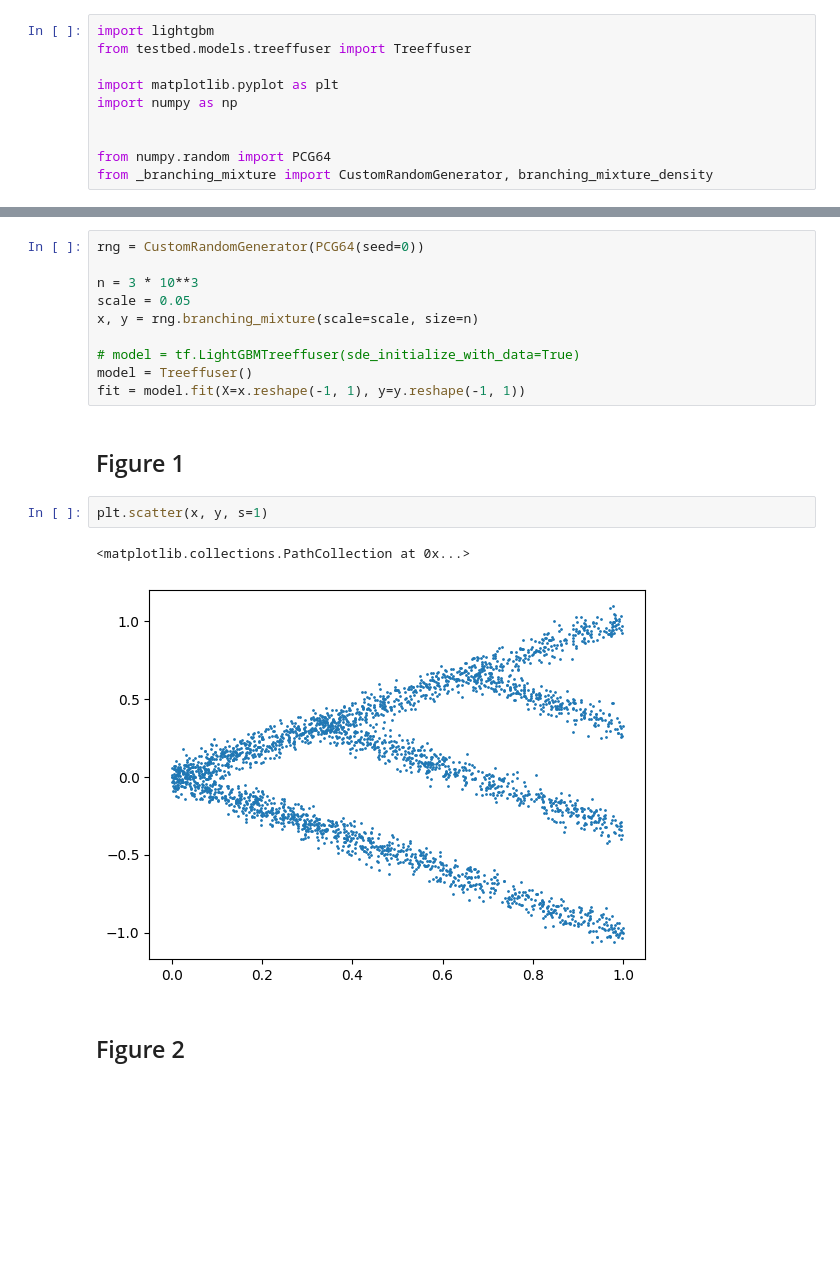
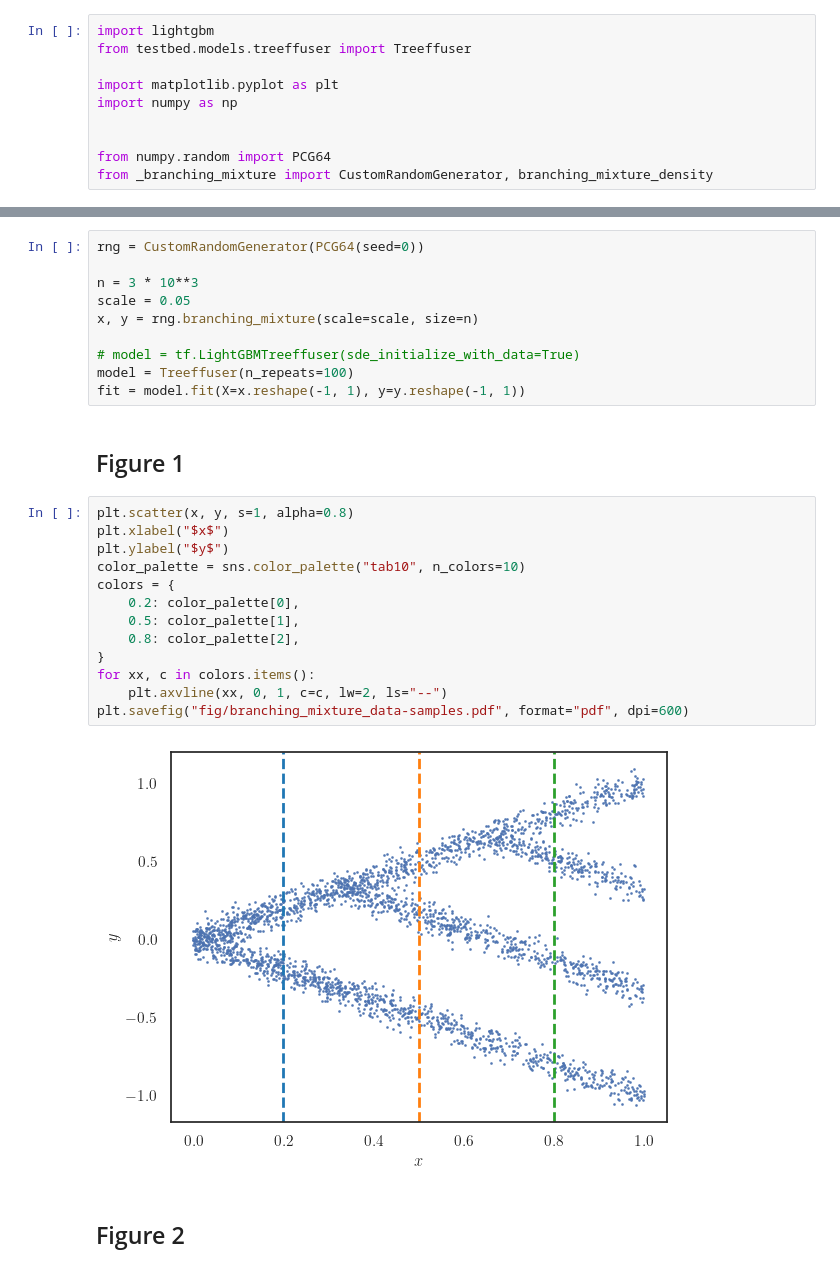
Before and after one commit to blei-lab/treeffuser, a Jupyter notebook: testbed/notebooks/paper_notebooks/multimodality/main_branching_mixture.ipynb, the cells around one changed output, grey strips where cells are left out. Saved outputs shown, nothing was run; the diff lists cells and outputs as text; blank space fills up the shorter version.

```diff
--- a/testbed/notebooks/paper_notebooks/multimodality/main_branching_mixture.ipynb
+++ b/testbed/notebooks/paper_notebooks/multimodality/main_branching_mixture.ipynb
@@ -16,15 +31,25 @@ scale = 0.05
 x, y = rng.branching_mixture(scale=scale, size=n)
 
 # model = tf.LightGBMTreeffuser(sde_initialize_with_data=True)
-model = Treeffuser()
+model = Treeffuser(n_repeats=100)
 fit = model.fit(X=x.reshape(-1, 1), y=y.reshape(-1, 1))
 # %% [markdown]
 ## Figure 1
-# %%
-plt.scatter(x, y, s=1)
-# %% [output]
-<matplotlib.collections.PathCollection at 0x...>
-[figure, removed]
+# %%
+plt.scatter(x, y, s=1, alpha=0.8)
+plt.xlabel("$x$")
+plt.ylabel("$y$")
+color_palette = sns.color_palette("tab10", n_colors=10)
+colors = {
+    0.2: color_palette[0],
+    0.5: color_palette[1],
+    0.8: color_palette[2],
+}
+for xx, c in colors.items():
+    plt.axvline(xx, 0, 1, c=c, lw=2, ls="--")
+plt.savefig("fig/branching_mixture_data-samples.pdf", format="pdf", dpi=600)
+# %% [output]
+[figure, added]
 # %% [markdown]
 ## Figure 2
 # %%
```
Also changed, not shown: parts of 5 cells of this notebook, 1 other file.
